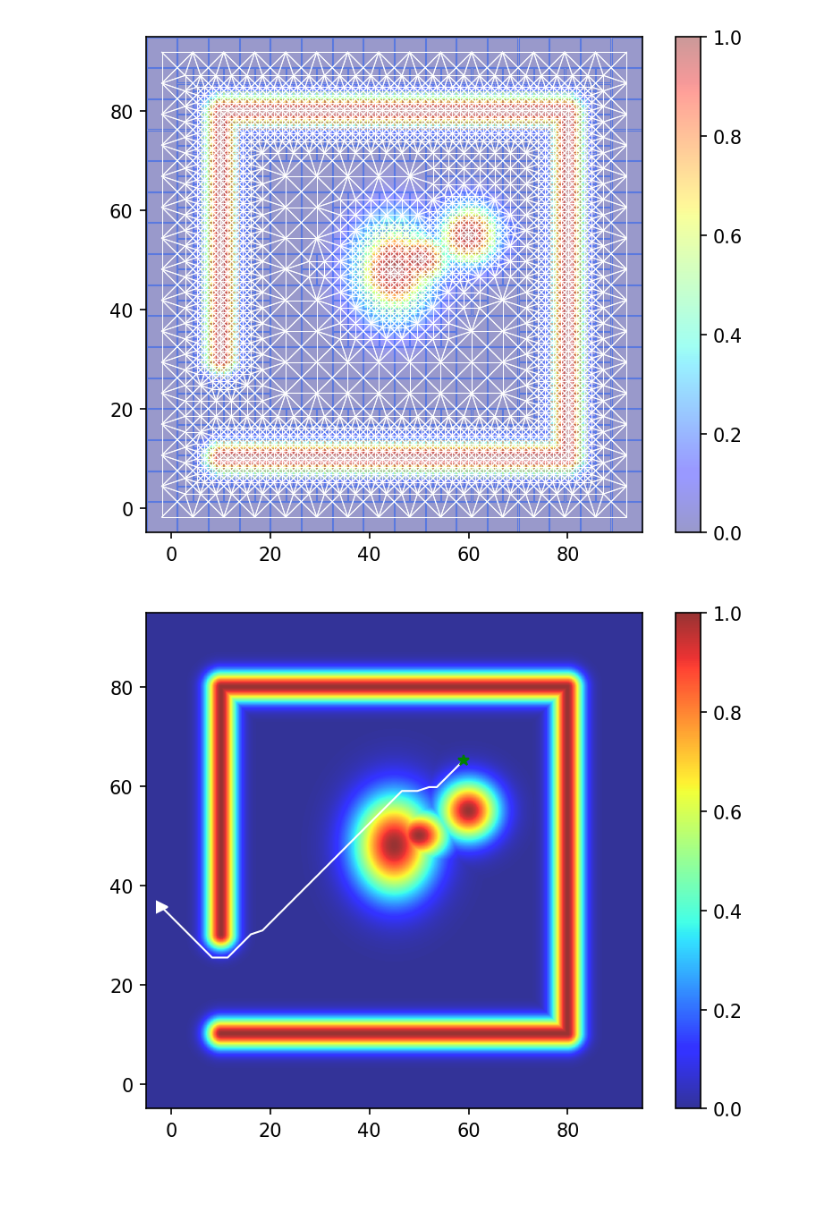
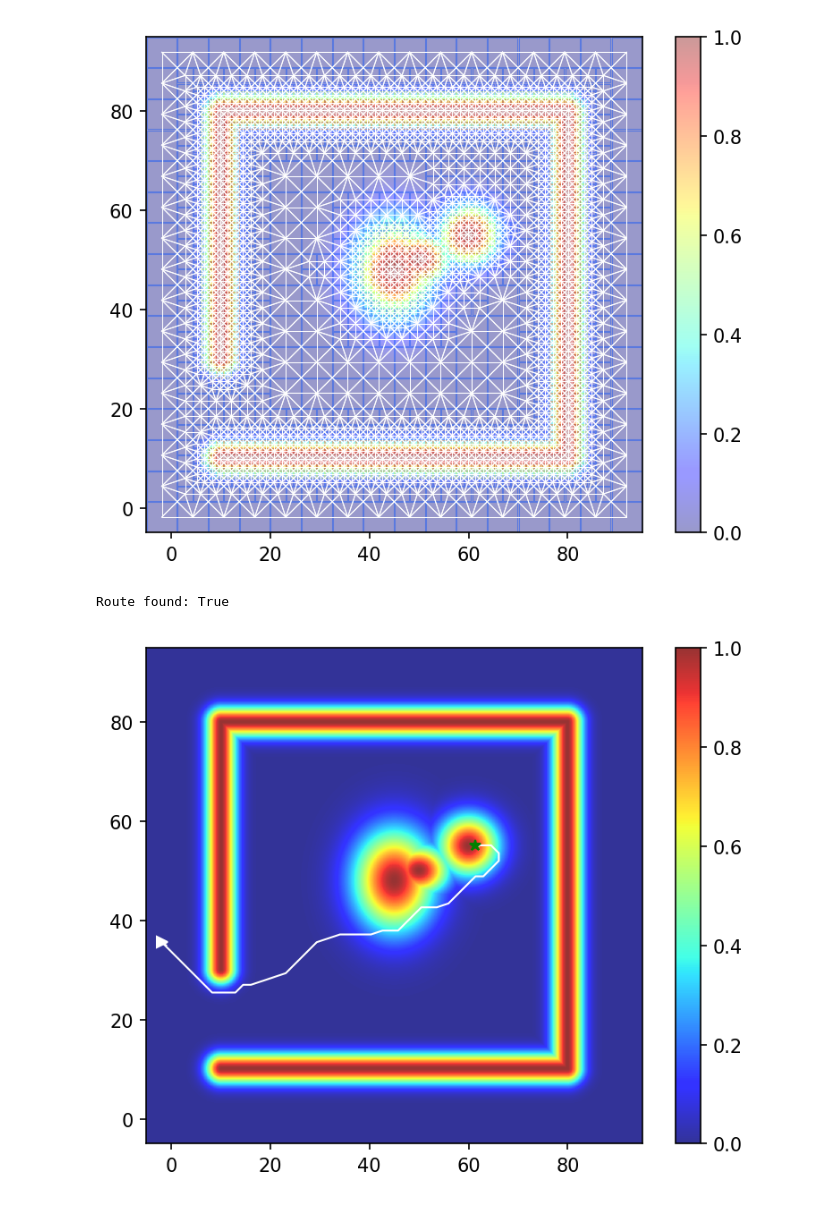
Before and after one commit to wzjoriv/Larp, a Jupyter notebook: presentation.ipynb, the cells around one changed output. Cells and saved outputs as stored; diff of their text form; code cells hidden in the pictures.

Commit message:
Add start and end to route

```diff
--- a/presentation.ipynb
+++ b/presentation.ipynb
@@ -57,21 +58,24 @@ plt.show()
 [figure]
 # %%
 start = (-1, 35) # (x, y)
-end = (60, 65)
+end = (62, 55)
 
 route = routing_graph.find_route(start, end, scale_tranform=lambda x: 1/(1.0 - x + 0.000001), alg="A*")
+print(f"Route found: {route is not None}")
+# %% [output]
+Route found: True
 # %%
-route_lines = larp.graph.RouteGraph.route_to_lines_collection(route)
+route_path = larp.graph.RouteGraph.route_to_lines_collection(start, end, route, remapped=True)
 
 plt.figure(dpi=150)
 plt.imshow(display, cmap='jet', extent=field.get_extent(), alpha=0.8)
 plt.colorbar().set_ticks([0.0] + edges + [1.0])
-plt.plot(*route_lines, color="#fff", alpha=1.0, linewidth=1.0)
+plt.plot(route_path[:, 0], route_path[:, 1], color="#fff", alpha=1.0, linewidth=1.0)
 plt.plot(route[0].center_point[0], route[0].center_point[1], 'w>')
 plt.plot(route[-1].center_point[0], route[-1].center_point[1], 'g*')
 plt.show()
 # %% [output]
-[figure, old version]
+[figure, new version]
 # %%
 plt.figure(dpi=150)
 plt.imshow(display, cmap='jet', extent=field.get_extent(), alpha=0.4)
```
Also changed, not shown: parts of 3 cells of this notebook, 3 other files.
